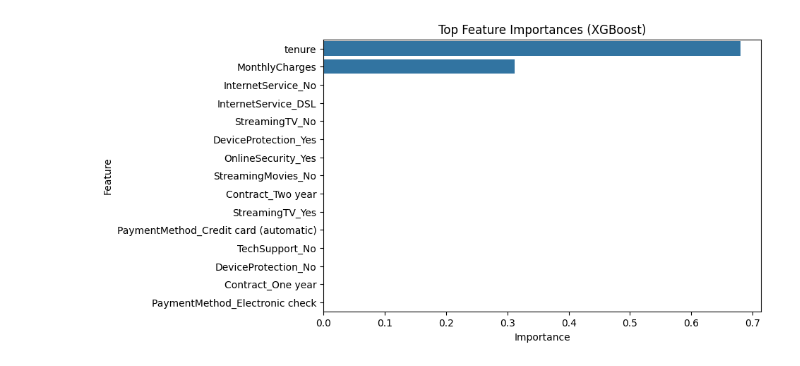
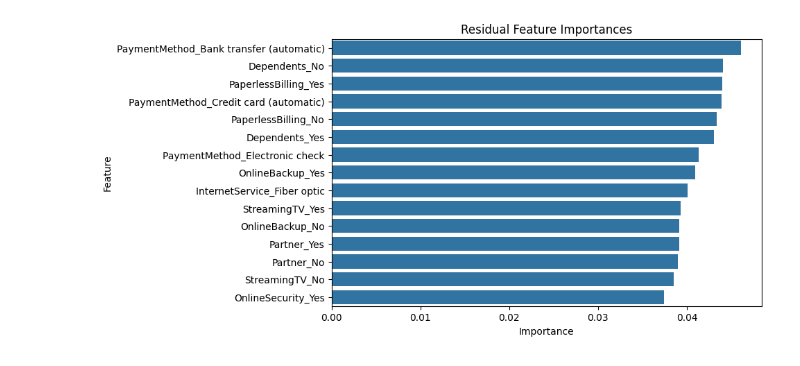
Before and after one commit to gracelee087/Retain_Flow_Automation-, a Jupyter notebook: notebook/revenue_model.ipynb, the cells around one changed output. Drawn from its saved outputs; the diff is of its cells as text; code cells hidden in the pictures.

```diff
--- a/notebook/revenue_model.ipynb
+++ b/notebook/revenue_model.ipynb
@@ -28,100 +190,64 @@ Revenue는 기본 구조가 기간 × 요금이라 Baseline/Residual 접근이
 # %%
 import pandas as pd
-import numpy as np
 from sklearn.model_selection import train_test_split
+from sklearn.preprocessing import OneHotEncoder
 from sklearn.compose import ColumnTransformer
-from sklearn.preprocessing import OneHotEncoder
 from sklearn.pipeline import Pipeline
-from sklearn.metrics import r2_score, mean_squared_error
-import xgboost as xgb
+from sklearn.ensemble import RandomForestRegressor
 import matplotlib.pyplot as plt
-import cloudpickle
+import seaborn as sns
 
-
-
-
-# ---------------------------
-# 1. 데이터 로드
-# ---------------------------
+# 데이터 로드
 df = pd.read_csv("customer_Info copy.csv")
 df = df.drop(columns=["customerID"])
 df["TotalCharges"] = pd.to_numeric(df["TotalCharges"], errors="coerce").fillna(0)
 
-y = df["TotalCharges"]
+# ---------------------------
+# 1. 잔차(Residual) 계산
+# ---------------------------
+df["expected"] = df["MonthlyCharges"] * df["tenure"]
+df["residual"] = df["TotalCharges"] - df["expected"]
 
-numeric_features = ["tenure", "MonthlyCharges", "SeniorCitizen"]
+# ---------------------------
+# 2. Feature / Target 설정
+# ---------------------------
 categorical_features = [
     "Contract", "PaymentMethod", "InternetService", "OnlineSecurity", "OnlineBackup",
     "DeviceProtection", "TechSupport", "StreamingTV", "StreamingMovies",
     "PaperlessBilling", "Partner", "Dependents"
 ]
 
-X = df[numeric_features + categorical_features]
+X = df[categorical_features]
+y = df["residual"]
 
-# ---------------------------
-# 2. 전처리 + Pipeline
-# ---------------------------
+# 전처리
 preprocessor = ColumnTransformer(
     transformers=[
-        ("num", "passthrough", numeric_features),
         ("cat", OneHotEncoder(handle_unknown="ignore"), categorical_features)
     ]
 )
 
-xgb_pipeline = Pipeline(steps=[
-    ("preprocessor", preprocessor),
-    ("model", xgb.XGBRegressor(
-        n_estimators=500,
-        learning_rate=0.1,
-        max_depth=6,
-        random_state=42,
-        objective="reg:squarederror"
-    ))
-])
+# ---------------------------
+# 3. RandomForest로 잔차 예측
+# ---------------------------
+pipe = Pipeline(steps=[("preprocessor", preprocessor),
+                       ("model", RandomForestRegressor(n_estimators=200, random_state=42))])
+
+X_train, X_test, y_train, y_test = train_test_split(X, y, test_size=0.2, random_state=42)
+pipe.fit(X_train, y_train)
 
 # ---------------------------
-# 3. 학습 & 평가
+# 4. Feature Importance 확인
 # ---------------------------
-X_train, X_test, y_train, y_test = train_test_split(X, y, test_size=0.2, random_state=42)
+model = pipe.named_steps["model"]
+feature_names = pipe.named_steps["preprocessor"].named_transformers_["cat"].get_feature_names_out(categorical_features)
+importances = model.feature_importances_
 
-xgb_pipeline.fit(X_train, y_train)
-y_pred = xgb_pipeline.predict(X_test)
-
-print("XGBoost R²:", r2_score(y_test, y_pred))
-print("XGBoost RMSE:", np.sqrt(mean_squared_error(y_test, y_pred)))
-
-# OHE된 feature 이름 추출
-feature_names = (
-    numeric_features +
-    list(xgb_pipeline.named_steps["preprocessor"]
-         .named_transformers_["cat"]
-         .get_feature_names_out(categorical_features))
-)
-
-# Feature importance 값 가져오기
-importances = xgb_pipeline.named_steps["model"].feature_importances_
-
-# 정리
 fi = pd.DataFrame({"Feature": feature_names, "Importance": importances})
 fi = fi.sort_values("Importance", ascending=False).head(15)
 
-# 시각화
 plt.figure(figsize=(8,5))
 sns.barplot(x="Importance", y="Feature", data=fi)
-plt.title("Top Feature Importances (XGBoost)")
+plt.title("Residual Feature Importances")
 plt.show()
-
-# ---------------------------
-# 4. 모델 저장 (pkl)
-# ---------------------------
-with open("pipeline_customer_revenue_model.pkl", "wb") as f:
-    cloudpickle.dump(xgb_pipeline, f)
-
-print("✅ XGBoost Revenue Model 저장 완료 (pipeline_customer_revenue_model.pkl)")
-
-
-# 모델 성능
-# XGBoost R²: 0.9986 → 99.9% 설명력, 거의 완벽에 가까움
-# XGBoost RMSE: 84.5 → 고객 1명 매출 예측 오차가 평균 ±84 단위
-# 고객 평균 매출이 수천 단위라면, 오차율은 3~5% 수준 → 실무적으로 매우 뛰어남
 # %% [output]
@@ -130 +254 @@ XGBoost RMSE: 84.4762946999709
-[figure, old version]
+[figure, new version]
```
Also changed, not shown: parts of 16 cells of this notebook, 7 other files.
